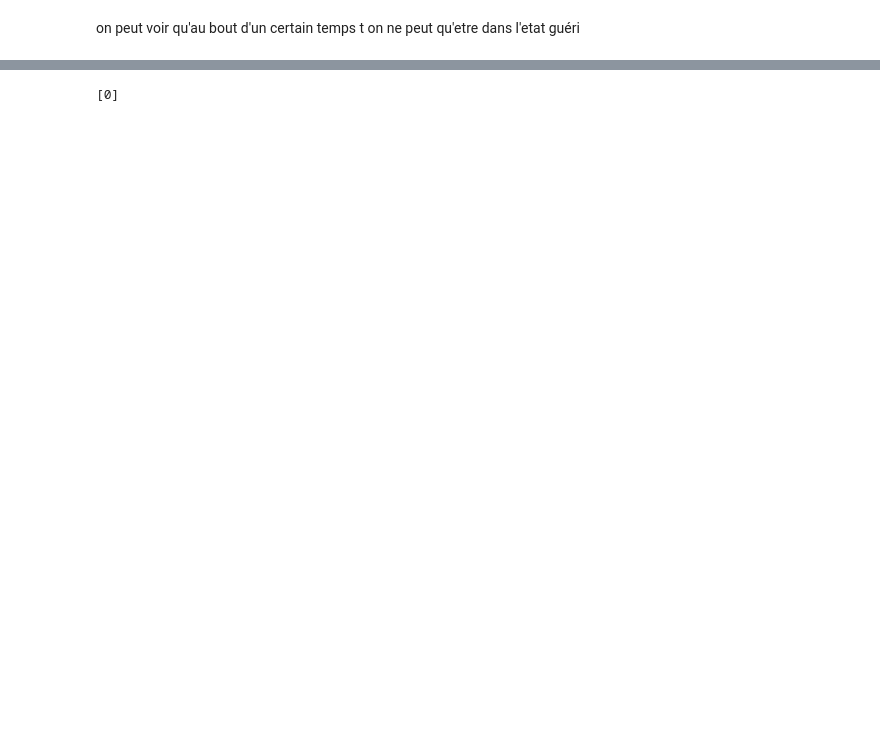
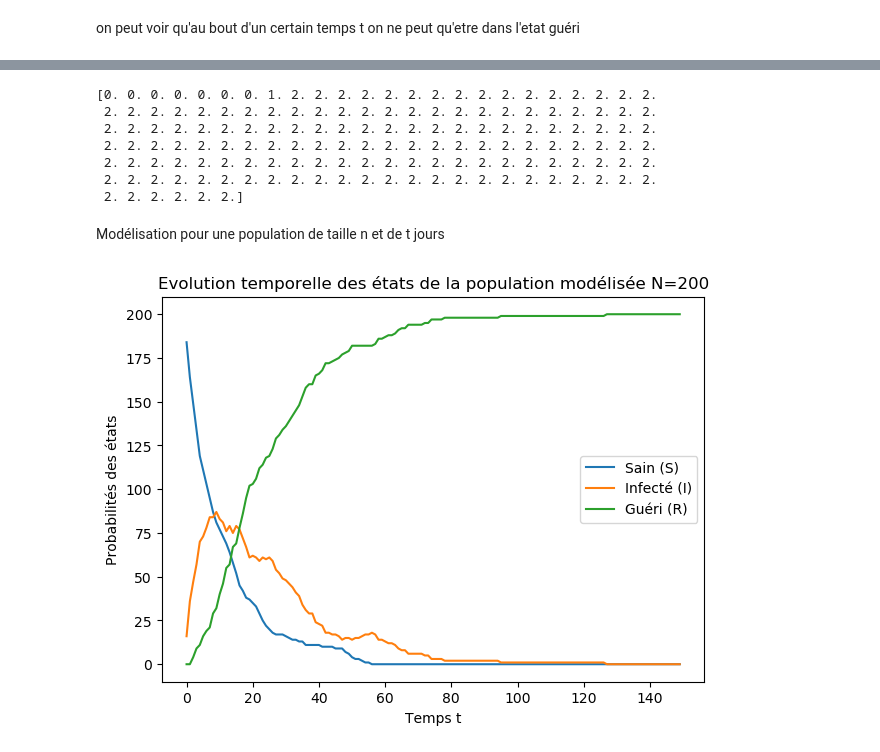
Before and after one commit to yokyann/epidemiologie, a Jupyter notebook: projet3b.ipynb, the cells around one changed output, grey strips where cells are left out. Drawn from its saved outputs; the diff is of its cells as text; code cells hidden in the pictures; blank space fills up the shorter version.

```diff
--- a/projet3b.ipynb
+++ b/projet3b.ipynb
@@ -148,8 +151,59 @@ on peut voir qu'au bout d'un certain temps t on ne peut qu'etre dans l'etat gué
 # %%
-prec = -1
-sequences = np.zeros(150)
-print(np.random.choice(3,1, p=A[0]))
-for i in range(1, 150):
-    sequences[i] = random.choice(3,1, p=A[prec[i-1]])
+def gen_sequences(A,pi, t):
+    etat = np.zeros(t)
+    etat[0] = np.random.choice([0.,1.,2.],1, p = pi)
+    for i in range(1,t):
+        etat[i] = np.random.choice([0.,1.,2.],1, p=A[int(etat[i-1])])
+    return etat
+
+print(gen_sequences(A,pi0,150))
 # %% [output]
-[0]
+[0. 0. 0. 0. 0. 0. 0. 1. 2. 2. 2. 2. 2. 2. 2. 2. 2. 2. 2. 2. 2. 2. 2. 2.
+ 2. 2. 2. 2. 2. 2. 2. 2. 2. 2. 2. 2. 2. 2. 2. 2. 2. 2. 2. 2. 2. 2. 2. 2.
+ 2. 2. 2. 2. 2. 2. 2. 2. 2. 2. 2. 2. 2. 2. 2. 2. 2. 2. 2. 2. 2. 2. 2. 2.
+ 2. 2. 2. 2. 2. 2. 2. 2. 2. 2. 2. 2. 2. 2. 2. 2. 2. 2. 2. 2. 2. 2. 2. 2.
+ 2. 2. 2. 2. 2. 2. 2. 2. 2. 2. 2. 2. 2. 2. 2. 2. 2. 2. 2. 2. 2. 2. 2. 2.
+ 2. 2. 2. 2. 2. 2. 2. 2. 2. 2. 2. 2. 2. 2. 2. 2. 2. 2. 2. 2. 2. 2. 2. 2.
+ 2. 2. 2. 2. 2. 2.]
+# %% [markdown]
+Modélisation pour une population de taille n et de t jours
+# %%
+def gen_sequences_population(A,pi,n, t):
+    etat = np.zeros((n,t))
+    for i in range(n):
+        etat[i][0] = np.random.choice([0.,1.,2.],1, p = pi)
+        for j in range(1,t):
+            etat[i][j] = np.random.choice([0.,1.,2.],1, p=A[int(etat[i][j-1])])
+    return etat
+
+p=gen_sequences_population(A,pi0,200,150)
+
+def compteur(sequence,t):
+    res = np.zeros((t,3))
+    for i in range (len(sequence)):
+        for j in range (len(sequence[0])):
+            if sequence[i][j] == 0:
+                res[j][0]+=1
+            if sequence[i][j] == 1:
+                res[j][1]+=1
+            if sequence[i][j] == 2:
+                res[j][2]+=1
+    return res
+
+z = compteur(p,150)
+# %%
+repartition = compteur(p,150)
+
+T = np.arange(150)
+
+fig = plt.figure(figsize=(7, 5))
+plt.title("Evolution temporelle des états de la population modélisée N=200")
+plt.plot(T, repartition[:,0], label='Sain (S)')
+plt.plot(T, repartition[:,1], label="Infecté (I)")
+plt.plot(T, repartition[:,2], label="Guéri (R)")
+plt.xlabel("Temps t")
+plt.ylabel("Probabilités des états")
+plt.legend()
+plt.show()
+# %% [output]
+[figure, added]
```
Also changed, not shown: parts of 10 cells of this notebook.
